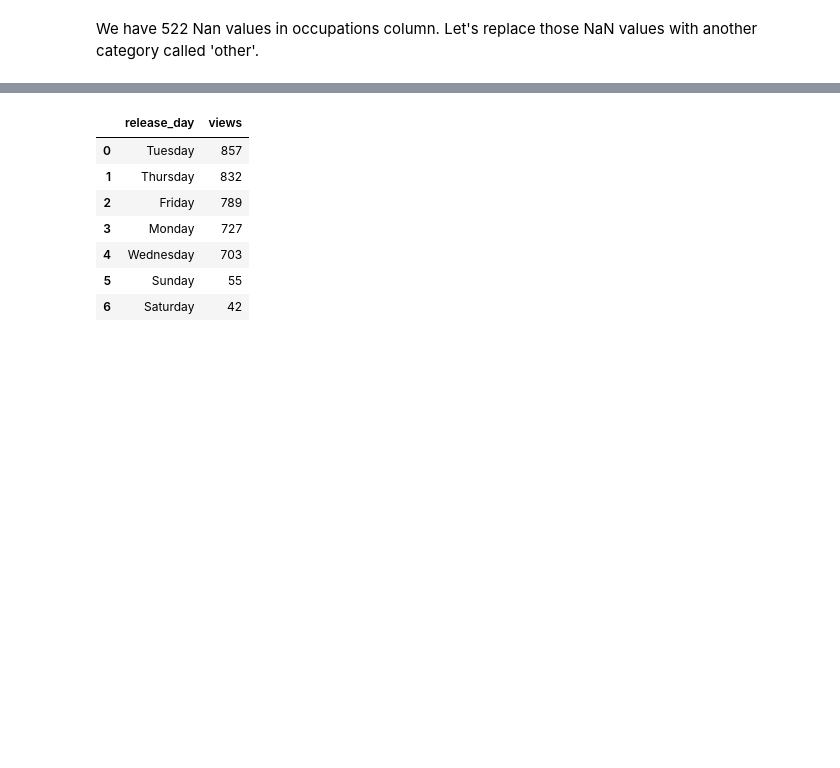
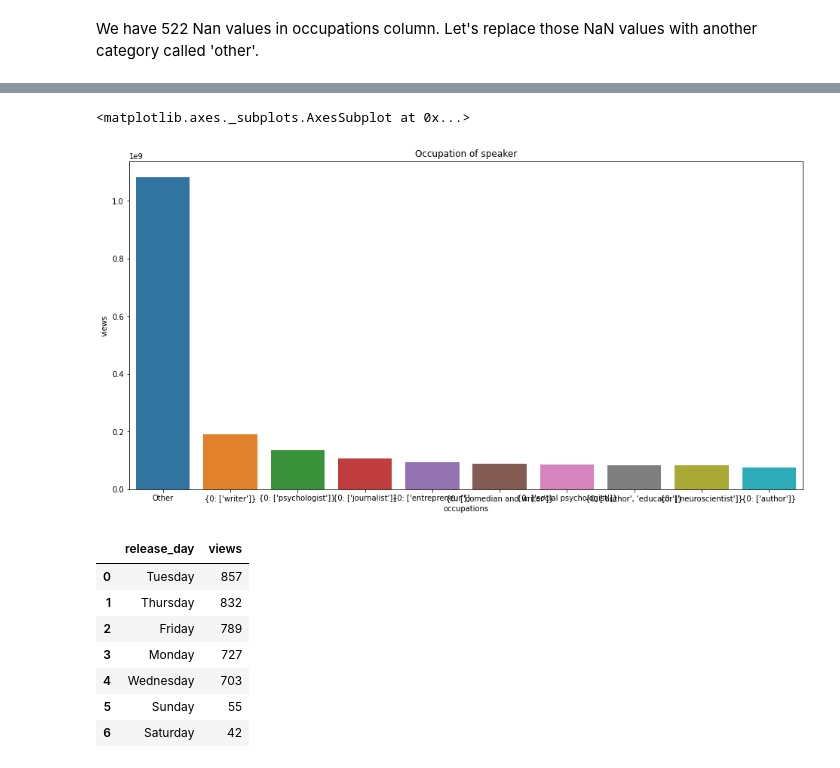
Before and after one commit to sumanhasgal/special-winner, a Jupyter notebook: Untitled3.ipynb, the cells around one changed output, grey strips where cells are left out. Drawn from its saved outputs; the diff is of its cells as text; code cells hidden in the pictures; blank space fills up the shorter version.

```diff
--- a/Untitled3.ipynb
+++ b/Untitled3.ipynb
@@ -280,0 +285,4 @@ Let's replace those NaN values with another category called 'other'.
+# %%
+pop_occupation = df[['occupations','views']].groupby('occupations').agg({'views': 'sum'}).nlargest(10,['views'])
+pop_occupation.reset_index(inplace=True)
+pop_occupation
@@ -281,3 +301,10 @@ Let's replace those NaN values with another category called 'other'.
+# %%
+plt.figure(figsize=(16,8))
+plt.title('Occupation of speaker')
+sns.barplot(x='occupations',y='views',data=pop_occupation)
+# %% [output]
+<matplotlib.axes._subplots.AxesSubplot at 0x...>
+[figure, added]
 # %%
 import datetime
 df['published_date'] = df['published_date'].apply(lambda x: datetime.datetime.strptime(x,"%Y-%m-%d"))
```
Also changed, not shown: parts of 30 cells of this notebook.
